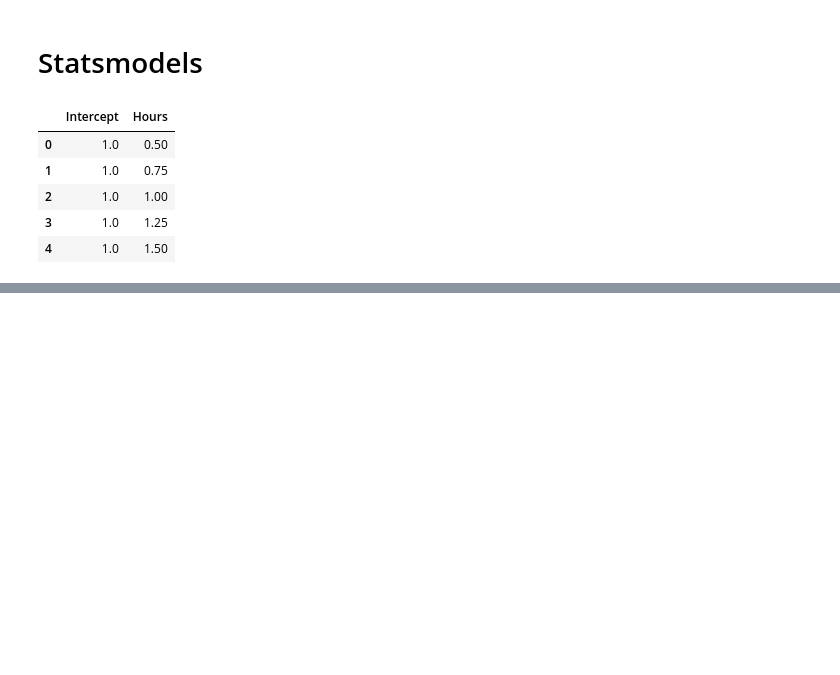
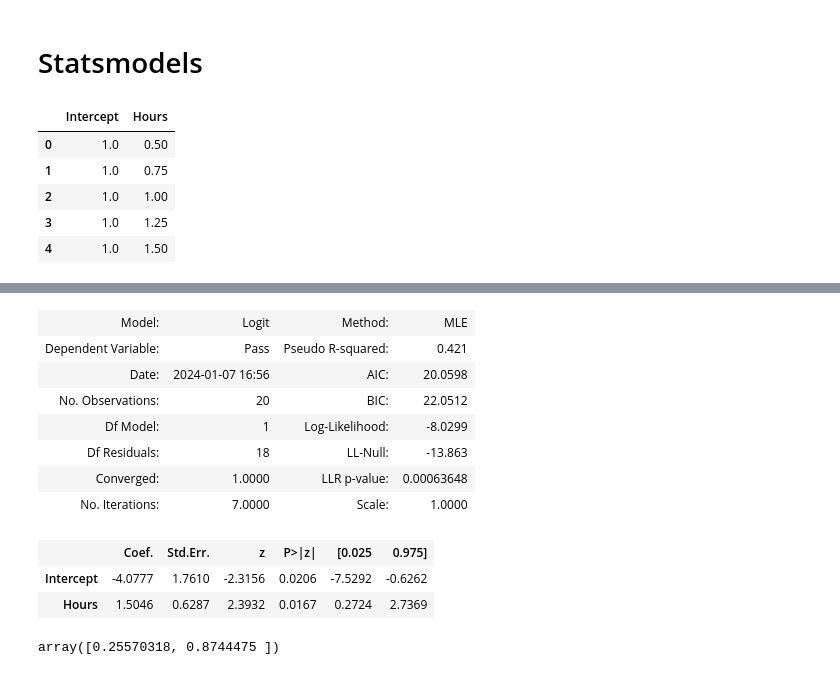
Before and after one commit to kritchaiT/sklearn_study, a Jupyter notebook: 8_9__Logistic_Regression.ipynb, the cells around one changed output, grey strips where cells are left out. Saved outputs shown, nothing was run; the diff lists cells and outputs as text; code cells hidden in the pictures; blank space fills up the shorter version.

```diff
--- a/8_9__Logistic_Regression.ipynb
+++ b/8_9__Logistic_Regression.ipynb
@@ -108,0 +120,3 @@ x.head()
+# %%
+model_a = sm.Logit(y,x).fit()
+model_a.summary()
@@ -108,0 +138,18 @@ x.head()
+# %%
+model_a.summary2() # extended model description
+# %% [output]
+| Model: | Logit | Method: | MLE |
+| Dependent Variable: | Pass | Pseudo R-squared: | 0.421 |
+| Date: | 2024-01-07 16:56 | AIC: | 20.0598 |
+| No. Observations: | 20 | BIC: | 22.0512 |
+| Df Model: | 1 | Log-Likelihood: | -8.0299 |
+| Df Residuals: | 18 | LL-Null: | -13.863 |
+| Converged: | 1.0000 | LLR p-value: | 0.00063648 |
+| No. Iterations: | 7.0000 | Scale: | 1.0000 |
+|  | Coef. | Std.Err. | z | P>|z| | [0.025 | 0.975] |
+| Intercept | -4.0777 | 1.7610 | -2.3156 | 0.0206 | -7.5292 | -0.6262 |
+| Hours | 1.5046 | 0.6287 | 2.3932 | 0.0167 | 0.2724 | 2.7369 |
+# %%
+model_a.predict([[1,2],[1,4]])
+# %% [output]
+array([0.25570318, 0.8744475 ])
```
Also changed, not shown: parts of 5 cells of this notebook, 1 other file.
